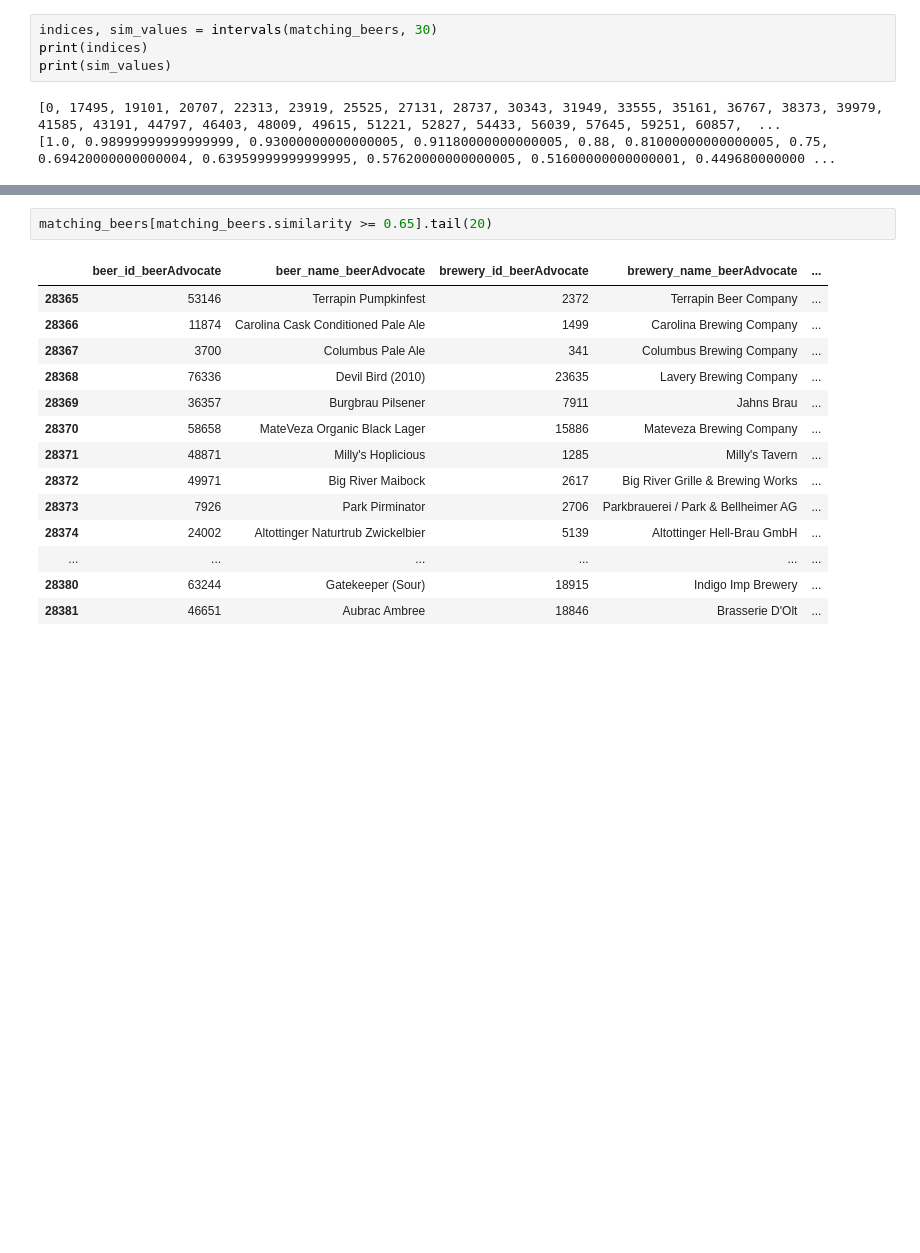
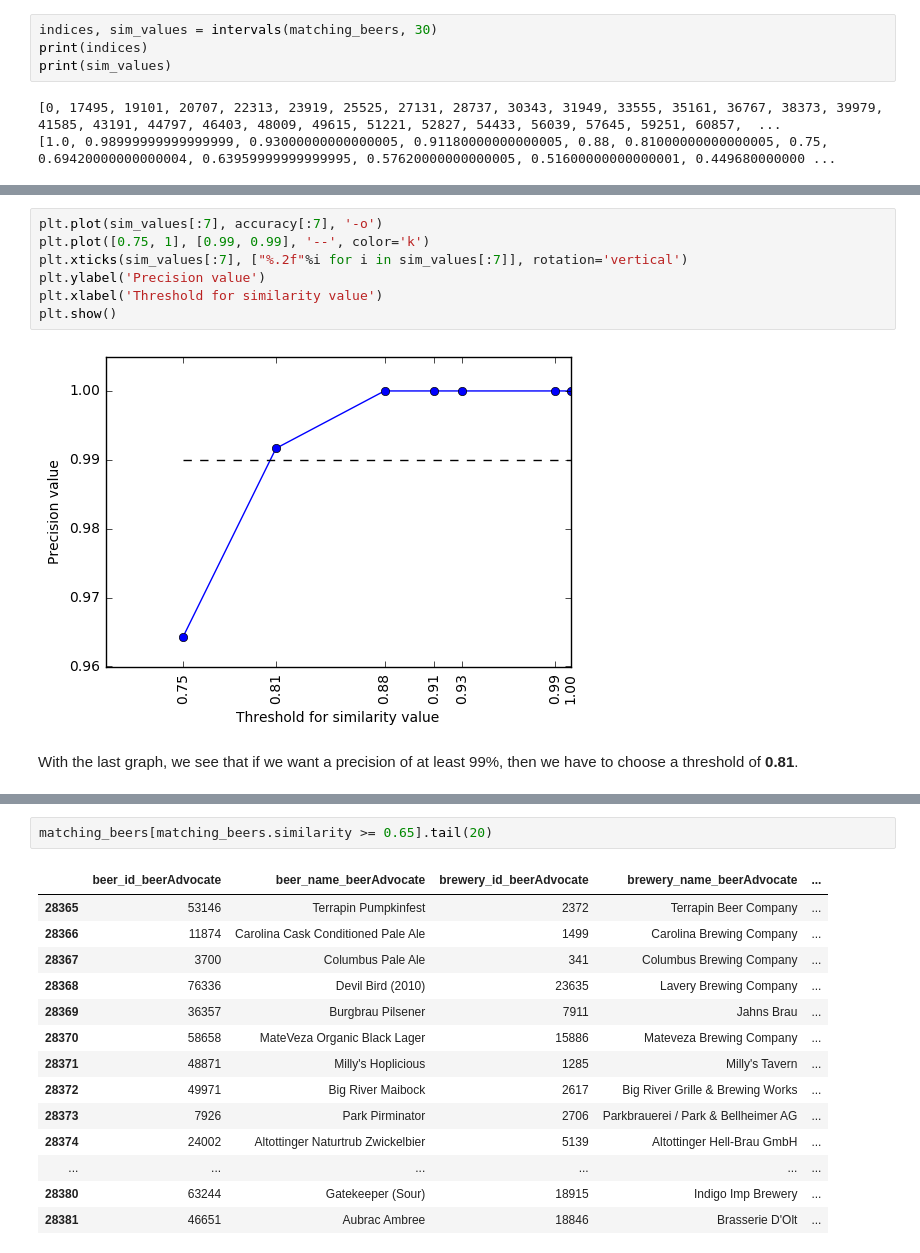
Before and after one commit to glederrey/Beers_rating, a Jupyter notebook: Beer_Similarity.ipynb, the cells around one changed output, grey strips where cells are left out. Saved outputs shown, nothing was run; the diff lists cells and outputs as text; blank space fills up the shorter version.

```diff
--- a/Beer_Similarity.ipynb
+++ b/Beer_Similarity.ipynb
@@ -705,0 +769,11 @@ pick_random_entries(matching_beers, indices[interval], indices[interval+1]-1, 20
+# %%
+plt.plot(sim_values[:7], accuracy[:7], '-o')
+plt.plot([0.75, 1], [0.99, 0.99], '--', color='k')
+plt.xticks(sim_values[:7], ["%.2f"%i for i in sim_values[:7]], rotation='vertical')
+plt.ylabel('Precision value')
+plt.xlabel('Threshold for similarity value')
+plt.show()
+# %% [output]
+[figure, added]
+# %% [markdown]
+With the last graph, we see that if we want a precision of at least 99%, then we have to choose a threshold of **0.81**.
```
Also changed, not shown: parts of 15 cells of this notebook, 3 other files.
